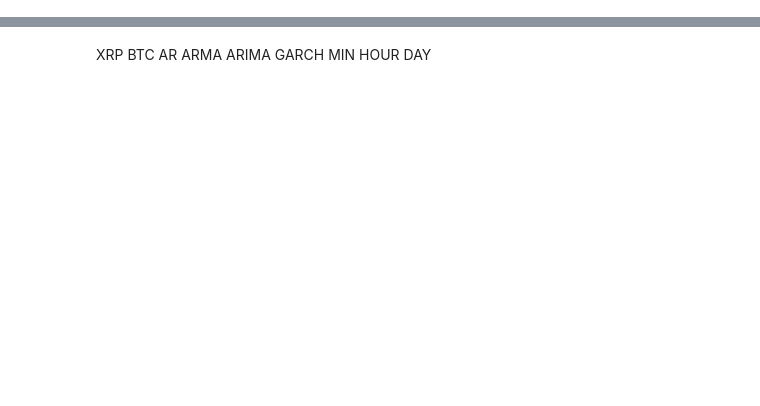
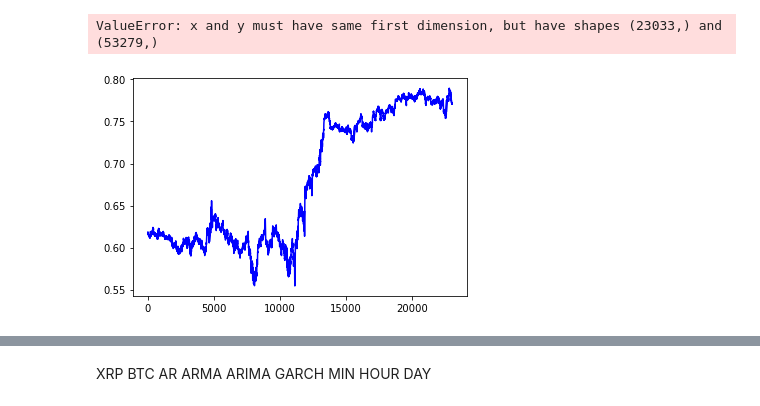
Before and after one commit to MGaulia/PD, a Jupyter notebook: 2 AR.ipynb, the cells around one changed output, grey strips where cells are left out. Drawn from its saved outputs; the diff is of its cells as text; code cells hidden in the pictures; blank space fills up the shorter version.

```diff
--- a/2 AR.ipynb
+++ b/2 AR.ipynb
@@ -7,0 +6,7 @@ xrp = pd.read_csv("data/minute.csv").XRP_price
+# %%
+xrp_min = pd.read_csv("data/minute.csv")[['time', 'XRP_price']]
+train_min = xrp_min[xrp_min.time <= "2022-02-06"]
+valid_min = xrp_min[(xrp_min.time > "2022-02-06") & (xrp_min.time <= "2022-02-13")]
+test_min = xrp_min[xrp_min.time > "2022-02-13"]
+print(xrp_min.shape, train_min.shape, valid_min.shape, test_min.shape)
+train_min.shape[0] +  valid_min.shape[0] + test_min.shape[0] == xrp_min.shape[0]
@@ -31,0 +84,3 @@ AR.1            1.0000           +0.0000j            1.0000            0.0000
+# %%
+ar_model30 = AutoReg(xrp_min['XRP_price'], lags=30).fit()
+print(ar_model30.summary())
@@ -31,0 +132,9 @@ AR.1            1.0000           +0.0000j            1.0000            0.0000
+# %%
+forecast_min = ar_model30.predict(test_min.shape[0])
+x = np.arange(test_min.shape[0])
+plt.plot(x, test_min['XRP_price'], c='blue')
+plt.plot(x, forecast_min.values, c='green')
+plt.show()
+# %% [output]
+ValueError: x and y must have same first dimension, but have shapes (23033,) and (53279,)
+[figure, added]
```
Also changed, not shown: parts of 23 cells of this notebook.
